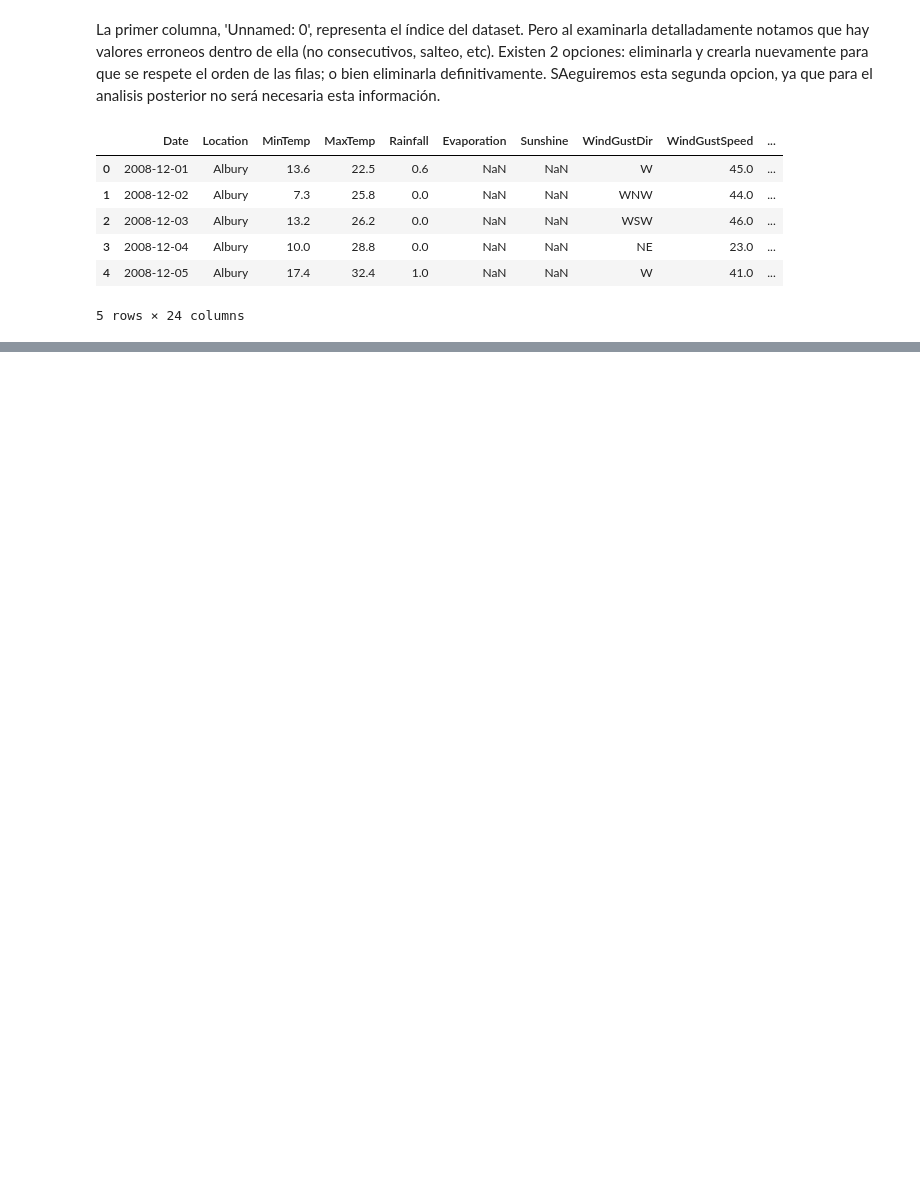
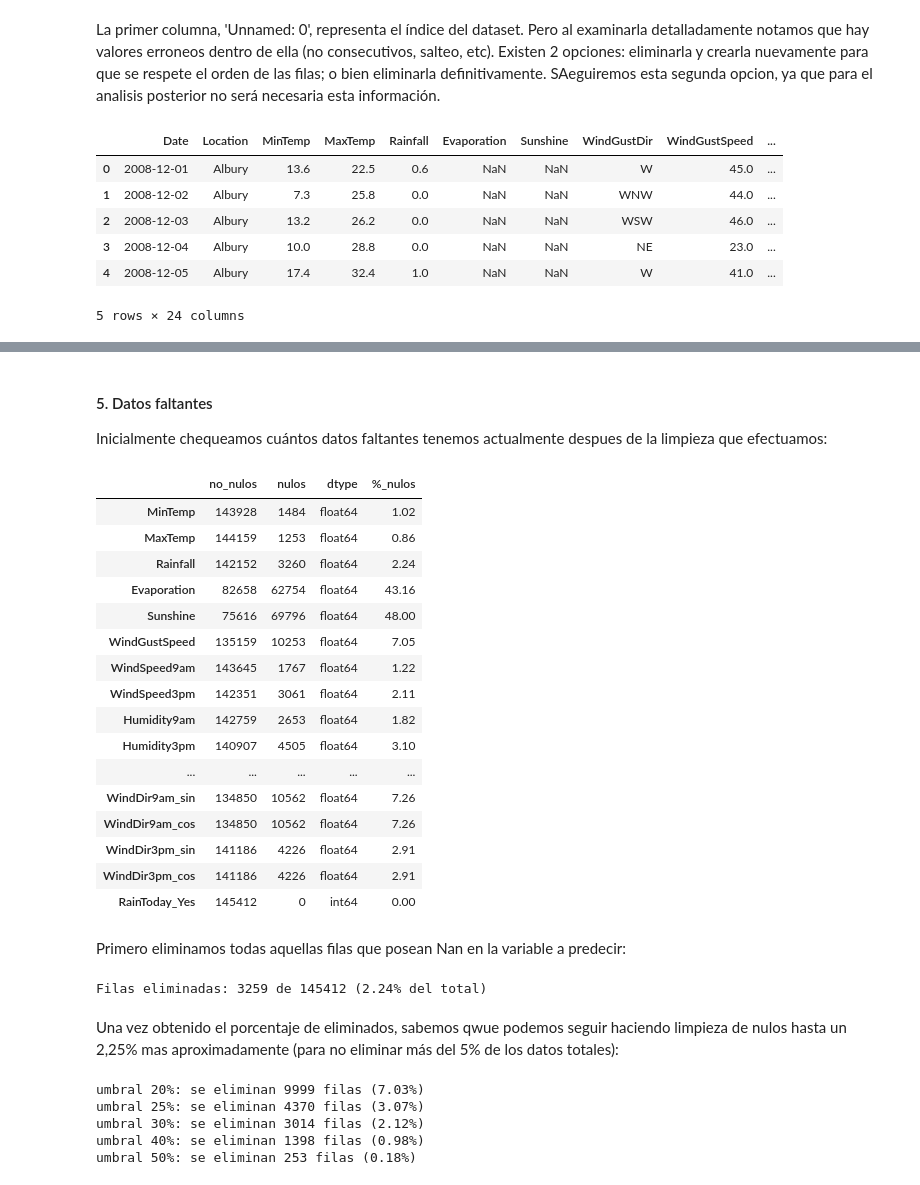
Before and after one commit to aldanasanchezasz/TP_AA1_Sanchez_OdisioMartinelli_Zappala, a Jupyter notebook: TP_2/TP-clasificacion-AA1.ipynb, the cells around one changed output, grey strips where cells are left out. Cells and saved outputs as stored; diff of their text form; code cells hidden in the pictures; blank space fills up the shorter version.

Commit message:
Valores faltantes

```diff
--- a/TP_2/TP-clasificacion-AA1.ipynb
+++ b/TP_2/TP-clasificacion-AA1.ipynb
@@ -681,0 +700,19 @@ df.head()
+# %%
+puntos_cardinales = ['N', 'NNE', 'NE', 'ENE', 'E', 'ESE', 'SE', 'SSE',
+                     'S', 'SSW', 'SW', 'WSW', 'W', 'WNW', 'NW', 'NNW']
+
+# Cada dirección → 22.5 grados * su posición (N = 0°, NNE = 22.5°, ..., NNW = 337.5°)
+grados_por_direccion = {d: i * 360 / len(puntos_cardinales) for i, d in enumerate(puntos_cardinales)}
+
+columnas_viento = ['WindGustDir', 'WindDir9am', 'WindDir3pm']
+
+for col in columnas_viento:
+    # Los NaN quedan como NaN al mapear, y se propagan a seno y coseno (se imputan más adelante)
+    grados = df[col].map(grados_por_direccion)
+
+    # Aplicamos seno y coseno
+    df[f'{col}_sin'] = np.sin(np.deg2rad(grados)).round(4)
+    df[f'{col}_cos'] = np.cos(np.deg2rad(grados)).round(4)
+
+# Eliminamos las columnas categóricas originales, ya reemplazadas por su codificación
+df.drop(columns=columnas_viento, inplace=True)
@@ -681,0 +753,5 @@ df.head()
+# %%
+df = pd.get_dummies(df, columns=['RainToday'], drop_first=True, dtype=int)
+
+# Chequeamos
+df.info()
@@ -681,0 +802,4 @@ df.head()
+# %%
+df = df.drop(columns=['Temp3pm', 'Pressure9am'])
+
+df.info()
@@ -681,0 +834,51 @@ df.head()
+# %% [markdown]
+#### 5. Datos faltantes
+Inicialmente chequeamos cuántos datos faltantes tenemos actualmente despues de la limpieza que efectuamos:
+# %%
+with pd.option_context('display.max_rows', None):
+    display(pd.DataFrame({
+        'no_nulos': df.count(),
+        'nulos': df.isna().sum(),
+        'dtype': df.dtypes,
+        '%_nulos': (df.isna().mean() * 100).round(2)}))
+# %% [output]
+|  | no_nulos | nulos | dtype | %_nulos |
+| MinTemp | 143928 | 1484 | float64 | 1.02 |
+| MaxTemp | 144159 | 1253 | float64 | 0.86 |
+| Rainfall | 142152 | 3260 | float64 | 2.24 |
+| Evaporation | 82658 | 62754 | float64 | 43.16 |
+| Sunshine | 75616 | 69796 | float64 | 48.00 |
+| WindGustSpeed | 135159 | 10253 | float64 | 7.05 |
+| WindSpeed9am | 143645 | 1767 | float64 | 1.22 |
+| WindSpeed3pm | 142351 | 3061 | float64 | 2.11 |
+| Humidity9am | 142759 | 2653 | float64 | 1.82 |
+| Humidity3pm | 140907 | 4505 | float64 | 3.10 |
+| ... | ... | ... | ... | ... |
+| WindDir9am_sin | 134850 | 10562 | float64 | 7.26 |
+| WindDir9am_cos | 134850 | 10562 | float64 | 7.26 |
+| WindDir3pm_sin | 141186 | 4226 | float64 | 2.91 |
+| WindDir3pm_cos | 141186 | 4226 | float64 | 2.91 |
+| RainToday_Yes | 145412 | 0 | int64 | 0.00 |
+# %% [markdown]
+Primero eliminamos todas aquellas filas que posean Nan en la variable a predecir:
+# %%
+n_inicial = len(df)
+n_antes = len(df)
+df = df.dropna(subset=['RainTomorrow', 'RainfallTomorrow'])
+n_despues = len(df)
+
+print(f"Filas eliminadas: {n_antes - n_despues} de {n_antes} ({(n_antes - n_despues) / n_antes:.2%} del total)")
+# %% [output]
+Filas eliminadas: 3259 de 145412 (2.24% del total)
+# %% [markdown]
+Una vez obtenido el porcentaje de eliminados, sabemos qwue podemos seguir haciendo limpieza de nulos hasta un 2,25% mas aproximadamente (para no eliminar más del 5% de los datos totales):
+# %%
+pct_nan = df.isna().mean(axis=1)
+for u in [0.2, 0.25, 0.3, 0.4, 0.5]:
+    print(f"umbral {u:.0%}: se eliminan {(pct_nan > u).sum()} filas ({(pct_nan > u).mean():.2%})")
+# %% [output]
+umbral 20%: se eliminan 9999 filas (7.03%)
+umbral 25%: se eliminan 4370 filas (3.07%)
+umbral 30%: se eliminan 3014 filas (2.12%)
+umbral 40%: se eliminan 1398 filas (0.98%)
+umbral 50%: se eliminan 253 filas (0.18%)
```
Also changed, not shown: parts of 24 cells of this notebook.
